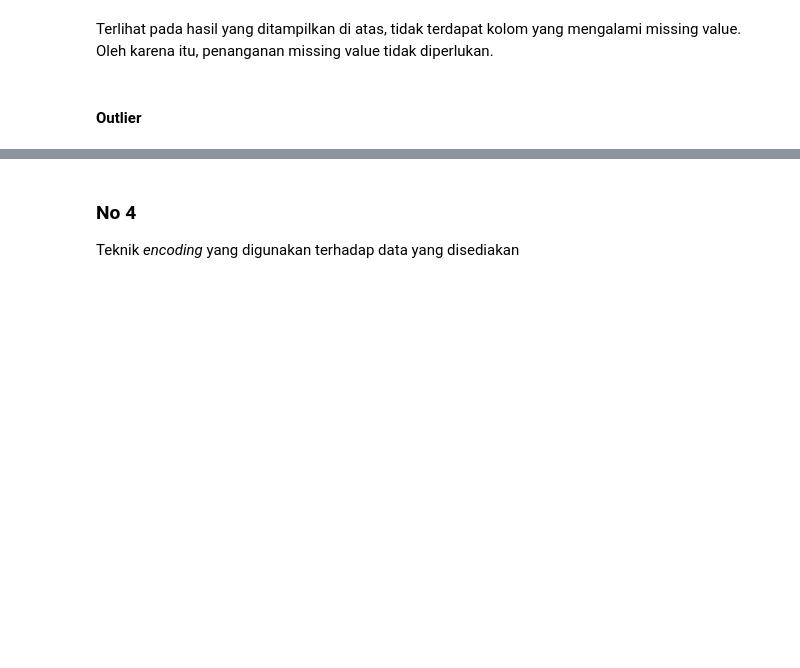
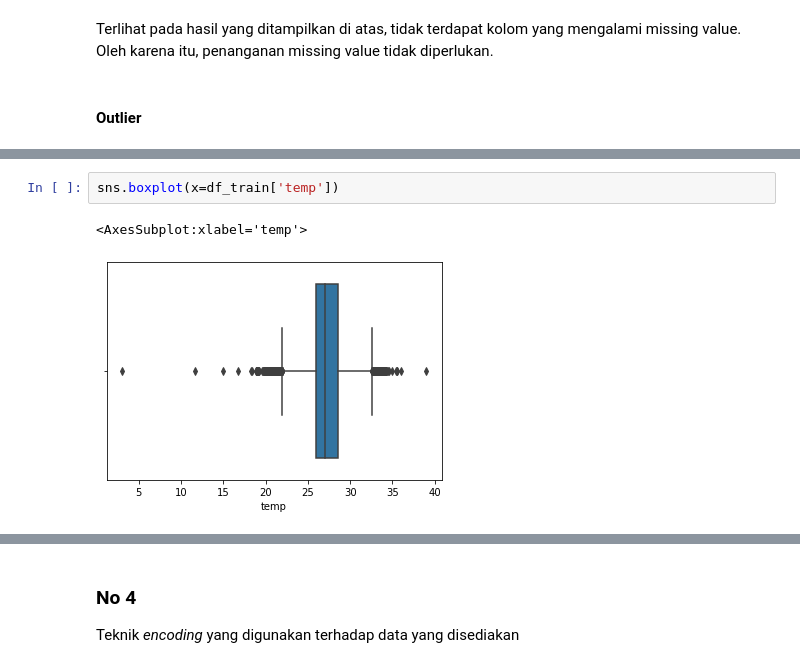
Before and after one commit to daffarg/tugas-praktikum-ml, a Jupyter notebook: PraktikumIF3270_M1_13520118_13520145.ipynb, the cells around one changed output, grey strips where cells are left out. Cells and saved outputs as stored; diff of their text form; blank space fills up the shorter version.

```diff
--- a/PraktikumIF3270_M1_13520118_13520145.ipynb
+++ b/PraktikumIF3270_M1_13520118_13520145.ipynb
@@ -244,0 +388,5 @@ Pada data di atas, hanya feature hour dan wind_deg yang tidak memiliki outlier.
+# %%
+sns.boxplot(x=df_train['temp'])
+# %% [output]
+<AxesSubplot:xlabel='temp'>
+[figure, added]
```
Also changed, not shown: parts of 34 cells of this notebook, 1 other file.
